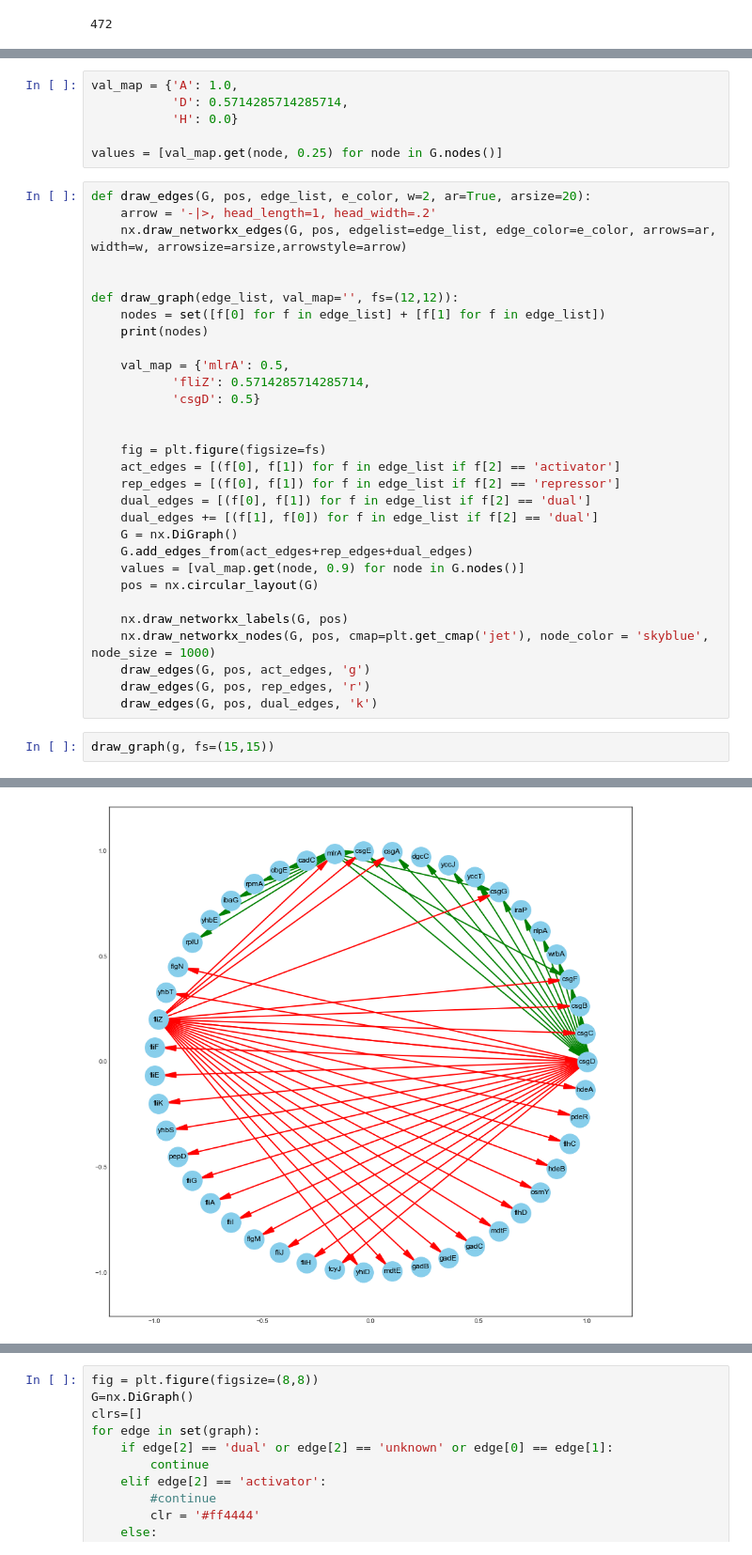
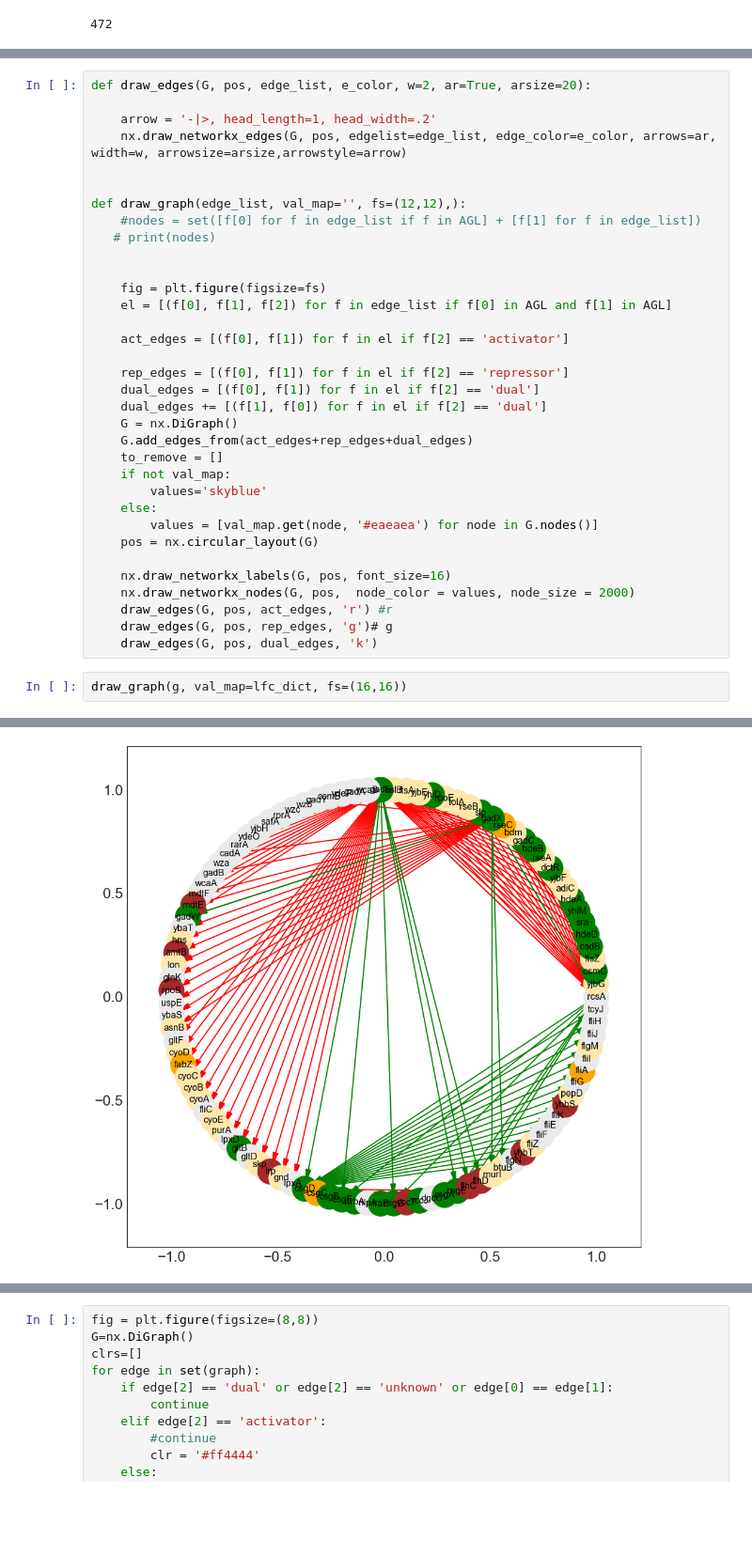
Before and after one commit to ASintsova/HUTI-RNAseq, a Jupyter notebook: analysis/regulon_analysis/GSEA_on_regulons.ipynb, the cells around one changed output, grey strips where cells are left out. Shown at 94% size. Drawn from its saved outputs; the diff is of its cells as text; blank space fills up the shorter version.

```diff
--- a/analysis/regulon_analysis/GSEA_on_regulons.ipynb
+++ b/analysis/regulon_analysis/GSEA_on_regulons.ipynb
@@ -152,39 +427,37 @@ g = get_graph_from_df(biofilm_df)
-# %%
-val_map = {'A': 1.0,
-           'D': 0.5714285714285714,
-           'H': 0.0}
-
-values = [val_map.get(node, 0.25) for node in G.nodes()]
 # %%
 def draw_edges(G, pos, edge_list, e_color, w=2, ar=True, arsize=20):
+
     arrow = '-|>, head_length=1, head_width=.2'
     nx.draw_networkx_edges(G, pos, edgelist=edge_list, edge_color=e_color, arrows=ar, width=w, arrowsize=arsize,arrowstyle=arrow)
 
 
-def draw_graph(edge_list, val_map='', fs=(12,12)):
-    nodes = set([f[0] for f in edge_list] + [f[1] for f in edge_list])
-    print(nodes)
-
-    val_map = {'mlrA': 0.5,
-           'fliZ': 0.5714285714285714,
-           'csgD': 0.5}
+def draw_graph(edge_list, val_map='', fs=(12,12),):
+    #nodes = set([f[0] for f in edge_list if f in AGL] + [f[1] for f in edge_list])
+   # print(nodes)
 
 
     fig = plt.figure(figsize=fs)
-    act_edges = [(f[0], f[1]) for f in edge_list if f[2] == 'activator']
-    rep_edges = [(f[0], f[1]) for f in edge_list if f[2] == 'repressor']
-    dual_edges = [(f[0], f[1]) for f in edge_list if f[2] == 'dual']
-    dual_edges += [(f[1], f[0]) for f in edge_list if f[2] == 'dual']
+    el = [(f[0], f[1], f[2]) for f in edge_list if f[0] in AGL and f[1] in AGL]
+
+    act_edges = [(f[0], f[1]) for f in el if f[2] == 'activator']
+
+    rep_edges = [(f[0], f[1]) for f in el if f[2] == 'repressor']
+    dual_edges = [(f[0], f[1]) for f in el if f[2] == 'dual']
+    dual_edges += [(f[1], f[0]) for f in el if f[2] == 'dual']
     G = nx.DiGraph()
     G.add_edges_from(act_edges+rep_edges+dual_edges)
-    values = [val_map.get(node, 0.9) for node in G.nodes()]
+    to_remove = []
+    if not val_map:
+        values='skyblue'
+    else:
+        values = [val_map.get(node, '#eaeaea') for node in G.nodes()]
     pos = nx.circular_layout(G)
 
-    nx.draw_networkx_labels(G, pos)
-    nx.draw_networkx_nodes(G, pos, cmap=plt.get_cmap('jet'), node_color = 'skyblue', node_size = 1000)
-    draw_edges(G, pos, act_edges, 'g')
-    draw_edges(G, pos, rep_edges, 'r')
+    nx.draw_networkx_labels(G, pos, font_size=16)
+    nx.draw_networkx_nodes(G, pos,  node_color = values, node_size = 2000)
+    draw_edges(G, pos, act_edges, 'r') #r
+    draw_edges(G, pos, rep_edges, 'g')# g
     draw_edges(G, pos, dual_edges, 'k')
 # %%
-draw_graph(g, fs=(15,15))
+draw_graph(g, val_map=lfc_dict, fs=(16,16))
 # %% [output]
@@ -192 +464 @@ draw_graph(g, fs=(15,15))
-[figure, old version]
+[figure, new version]
```
Also changed, not shown: parts of 37 cells of this notebook, 26 other files.
